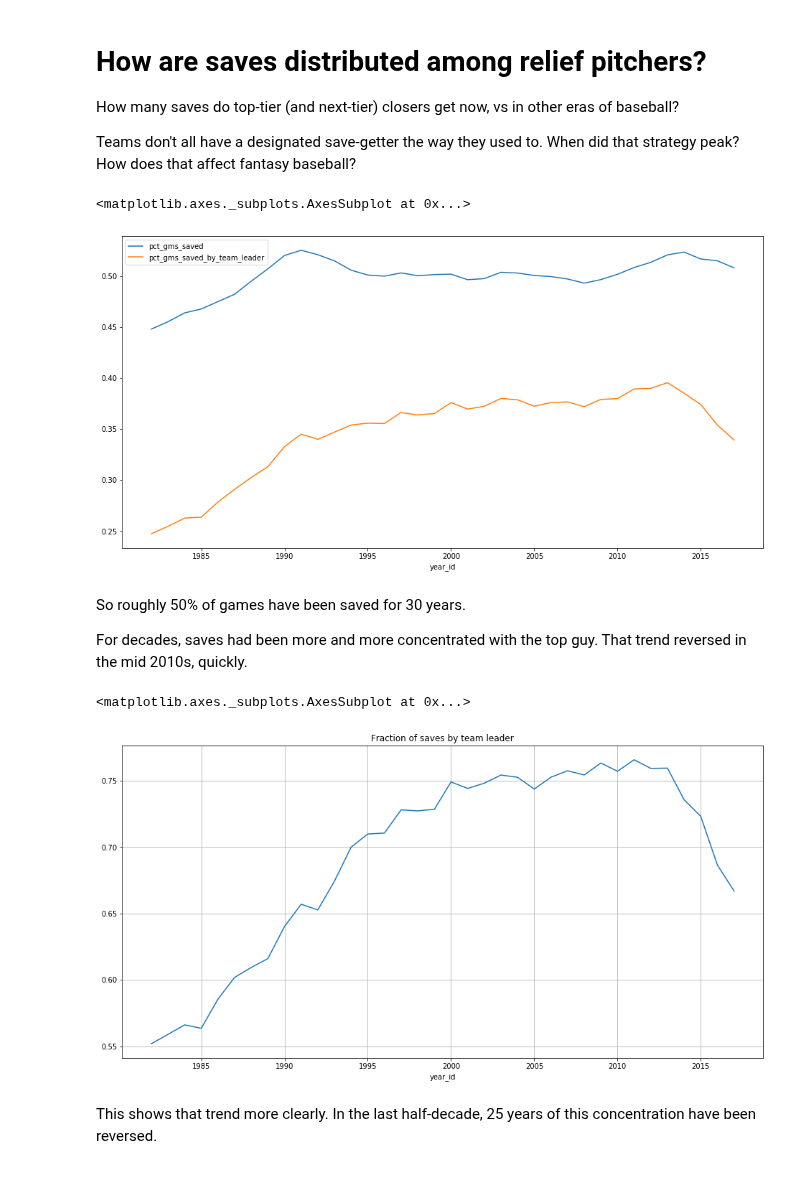
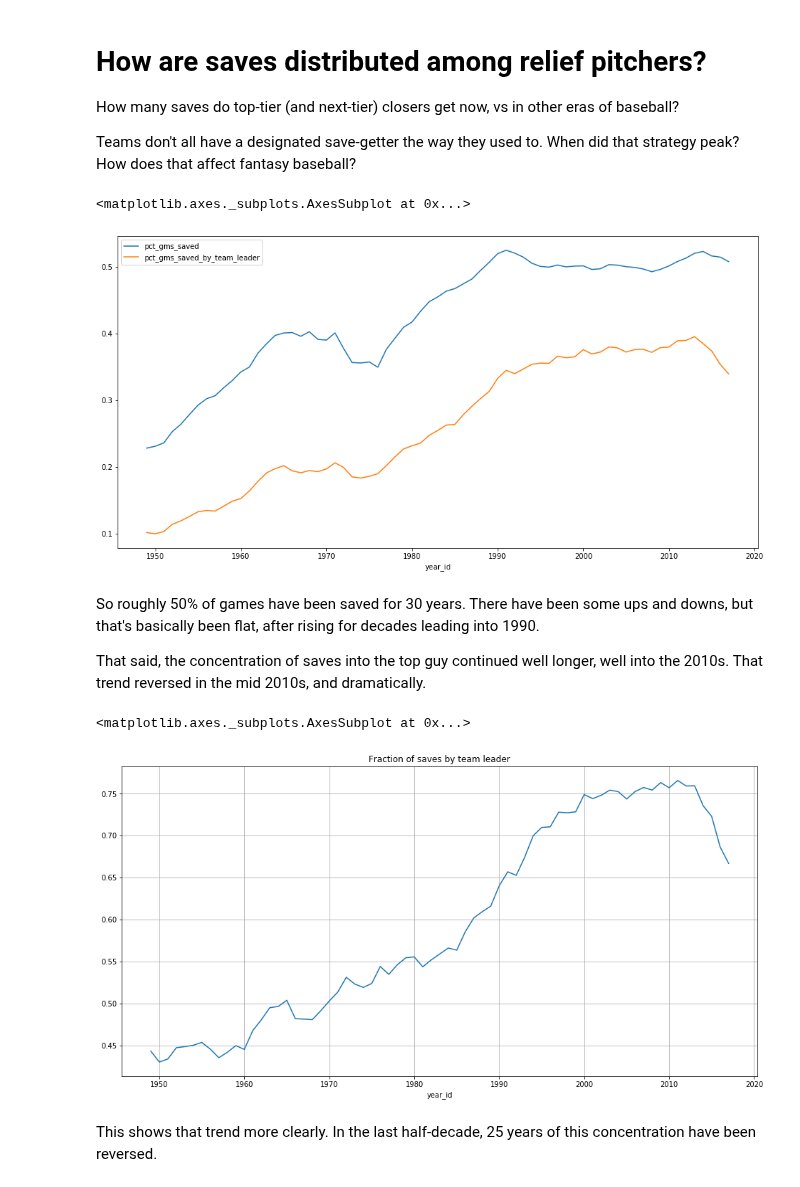
Before and after one commit to sdvinay/baseball_sql, a Jupyter notebook: pandas/distribution_of_saves.ipynb, the cells around one changed output. Cells and saved outputs as stored; diff of their text form; code cells hidden in the pictures.

```diff
--- a/pandas/distribution_of_saves.ipynb
+++ b/pandas/distribution_of_saves.ipynb
@@ -12,6 +12,7 @@ import matplotlib.pyplot as plt
 # Constants
 FIGSIZE = (16, 8)
 TIER_SIZE = 12
+START_YEAR = 1947
 # %%
 # First let's get some series to help correct for year length (TODO put in module)
 tms = pd.read_parquet('../data/bd/teams.parquet')
@@ -24,34 +25,37 @@ df = pd.read_parquet('../data/bd/pitching.parquet')
 # %%
 # OK, let's look at some overall trends
 
-# Compute the rank for each player-season in saves
-svs = df[(df['year_id']>=1980) & (df['sv']>0)][['player_id', 'year_id', 'team_id', 'sv']]
-grps = svs.sort_values('sv', ascending=False).groupby('year_id')
-svs['rank'] = grps.cumcount()+1
+svs = df[(df['year_id']>=START_YEAR) & (df['sv']>0)][['player_id', 'year_id', 'team_id', 'sv']]
+
+# First compute the rank for each player-season in saves
+svs['rank'] = svs.sort_values('sv', ascending=False).groupby('year_id').cumcount()+1
 
 # % of all games with a save
 total_saves = svs.groupby('year_id').sum()['sv']
 pct_gms_saved = (total_saves/total_gms_played).dropna().rename('pct_gms_saved')
 
 # % of all games saved by team-leading saver
-leader_total_saves = svs.sort_values('sv', ascending=False).groupby(['year_id', 'team_id']).head(1).groupby('year_id').sum()['sv']
-pct_gms_saved_leader =(leader_total_saves/total_gms_played).dropna().rename('pct_gms_saved_by_team_leader')
+total_saves_team_leaders = svs.sort_values('sv', ascending=False) \
+    .groupby(['year_id', 'team_id']).head(1) \
+    .groupby('year_id').sum()['sv']
+pct_gms_saved_leader =(total_saves_team_leaders/total_gms_played).dropna().rename('pct_gms_saved_by_team_leader')
 
 # Plot them together
 pd.concat([pct_gms_saved, pct_gms_saved_leader], axis=1).rolling(5, center=True).mean().plot(figsize=FIGSIZE)
 # %% [output]
 <matplotlib.axes._subplots.AxesSubplot at 0x...>
-[figure, old version]
+[figure, new version]
 # %% [markdown]
-So roughly 50% of games have been saved for 30 years.
+So roughly 50% of games have been saved for 30 years.  There have been some ups and downs, but that's basically been flat, after rising for decades leading into 1990.
 
-For decades, saves had been more and more concentrated with the top guy.  That trend reversed in the mid 2010s, quickly.
+That said, the concentration of saves into the top guy continued well longer, well into the 2010s.  That trend reversed in the mid 2010s, and dramatically.
 # %%
-pct_saves_by_team_leaders = leader_total_saves/total_saves
-pct_saves_by_team_leaders.rolling(5, center=True).mean().plot(figsize=FIGSIZE, grid=True, title="Fraction of saves by team leader")
+pct_saves_by_team_leaders = total_saves_team_leaders/total_saves
+pct_saves_by_team_leaders.rolling(5, center=True).mean() \
+    .plot(figsize=FIGSIZE, grid=True, title="Fraction of saves by team leader")
 # %% [output]
 <matplotlib.axes._subplots.AxesSubplot at 0x...>
-[figure, old version]
+[figure, new version]
 # %% [markdown]
 This shows that trend more clearly.  In the last half-decade, 25 years of this concentration have been reversed.
 # %%
```
Also changed, not shown: parts of 6 cells of this notebook.
